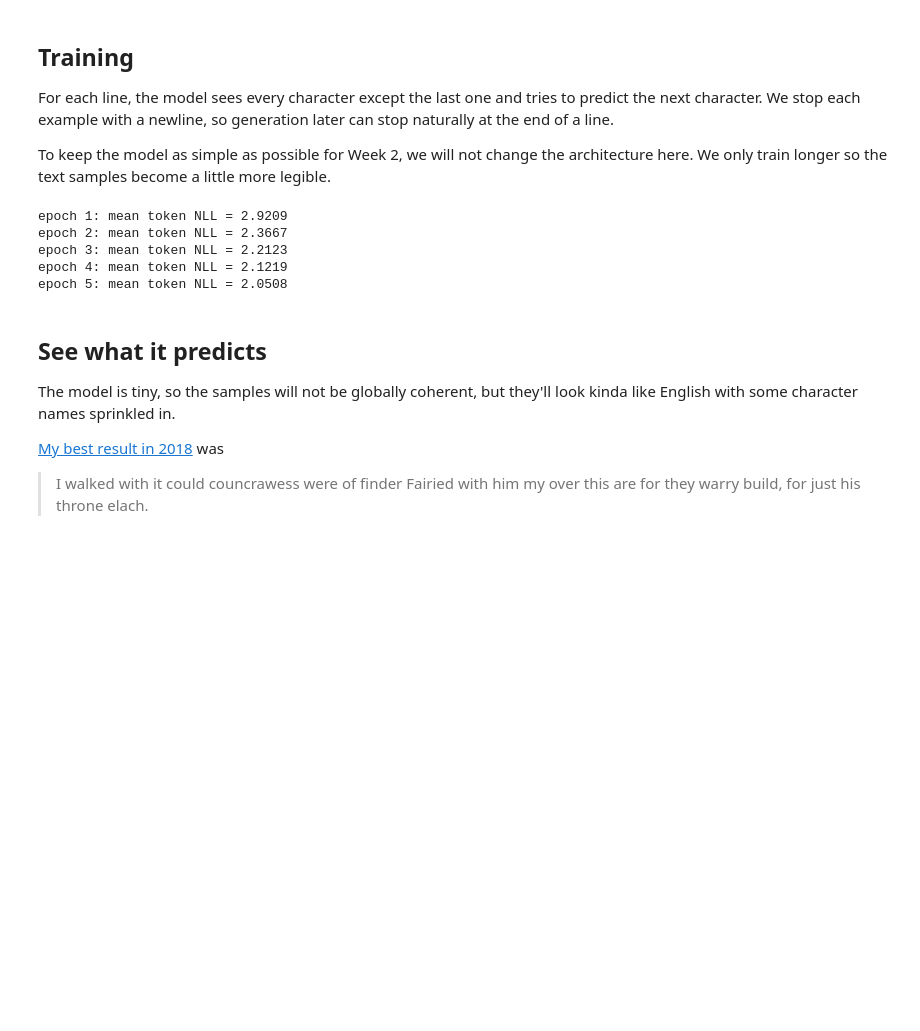
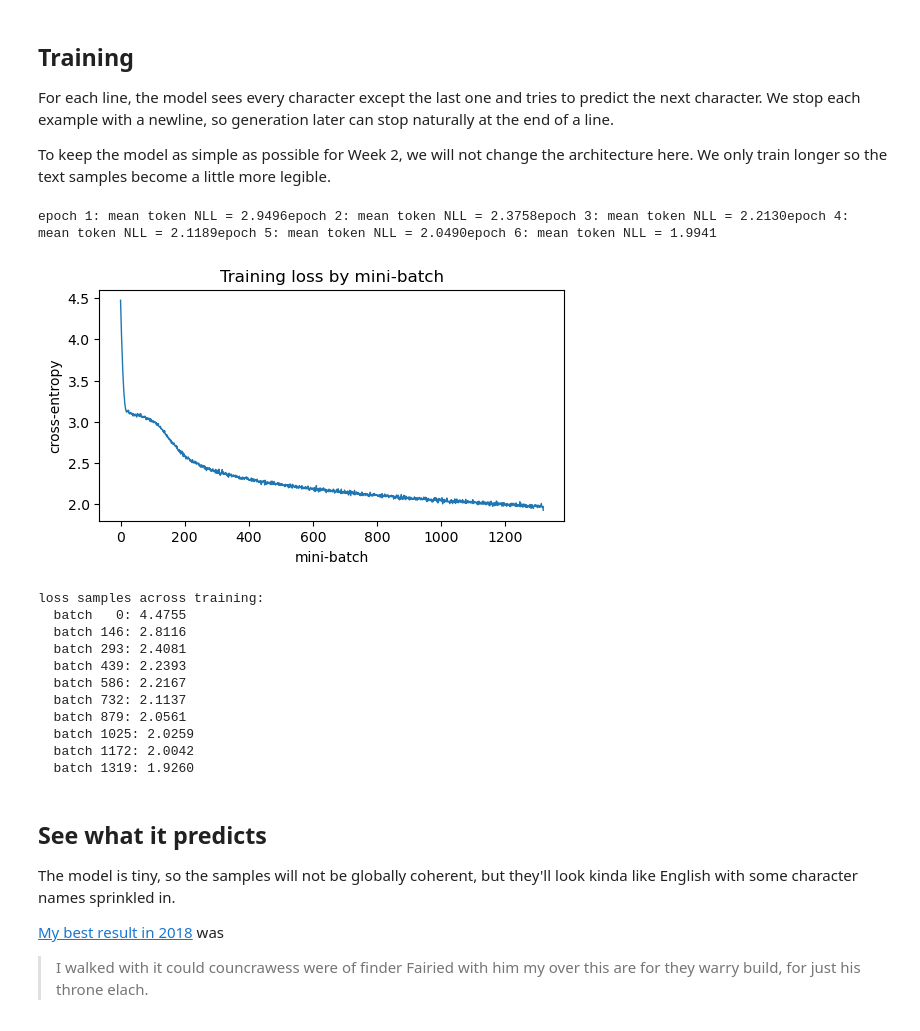
Before and after one commit to jpivarski-talks/2026-06-02-rnn-limits-and-attention, a Jupyter notebook: rnn-limits.ipynb, the cells around one changed output. Drawn from its saved outputs; the diff is of its cells as text; code cells hidden in the pictures; blank space fills up the shorter version.

```diff
--- a/rnn-limits.ipynb
+++ b/rnn-limits.ipynb
@@ -140,38 +140,53 @@ loss_history = []
 
 for epoch in range(epochs):
     total_loss = 0.0
     total_tokens = 0
     for xb, yb in loader:
         xb = xb.to(device)
         yb = yb.to(device)
 
         logits = model(xb)
         loss = criterion(logits.reshape(-1, vocab_size), yb.reshape(-1))
 
         optimizer.zero_grad()
         loss.backward()
         torch.nn.utils.clip_grad_norm_(model.parameters(), 1.0)
         optimizer.step()
 
         token_count = (yb != pad_id).sum().item()
         total_loss += loss.item() * token_count
         total_tokens += token_count
         loss_history.append(loss.item())
 
     mean_nll = total_loss / total_tokens
     print(f"epoch {epoch + 1}: mean token NLL = {mean_nll:.4f}")
 
+plt.figure(figsize=(6, 3))
+plt.plot(loss_history, lw=1)
+plt.title("Training loss by mini-batch")
+plt.xlabel("mini-batch")
+plt.ylabel("cross-entropy")
+plt.show()
+
 sample_points = torch.linspace(0, len(loss_history) - 1, steps=10).long().tolist()
 print()
 print("loss samples across training:")
 for idx in sample_points:
     print(f"  batch {idx:>3}: {loss_history[idx]:.4f}")
 # %% [output]
-epoch 1: mean token NLL = 2.9209
-epoch 2: mean token NLL = 2.3667
-epoch 3: mean token NLL = 2.2123
-epoch 4: mean token NLL = 2.1219
-epoch 5: mean token NLL = 2.0508
+epoch 1: mean token NLL = 2.9496epoch 2: mean token NLL = 2.3758epoch 3: mean token NLL = 2.2130epoch 4: mean token NLL = 2.1189epoch 5: mean token NLL = 2.0490epoch 6: mean token NLL = 1.9941
+[figure, added]
+loss samples across training:
+  batch   0: 4.4755
+  batch 146: 2.8116
+  batch 293: 2.4081
+  batch 439: 2.2393
+  batch 586: 2.2167
+  batch 732: 2.1137
+  batch 879: 2.0561
+  batch 1025: 2.0259
+  batch 1172: 2.0042
+  batch 1319: 1.9260
 # %% [markdown]
 ## See what it predicts
 
```
Also changed, not shown: parts of 3 cells of this notebook.
